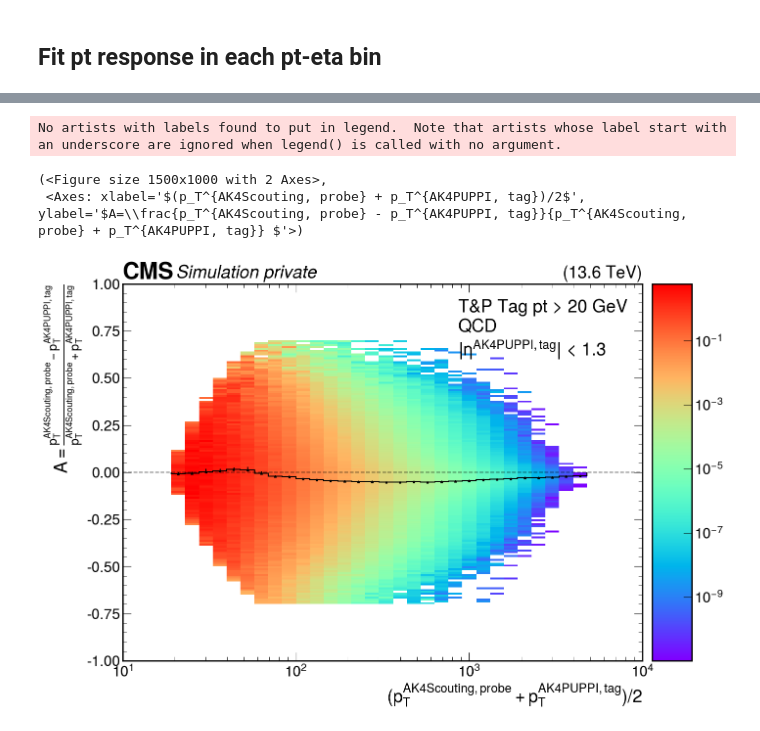
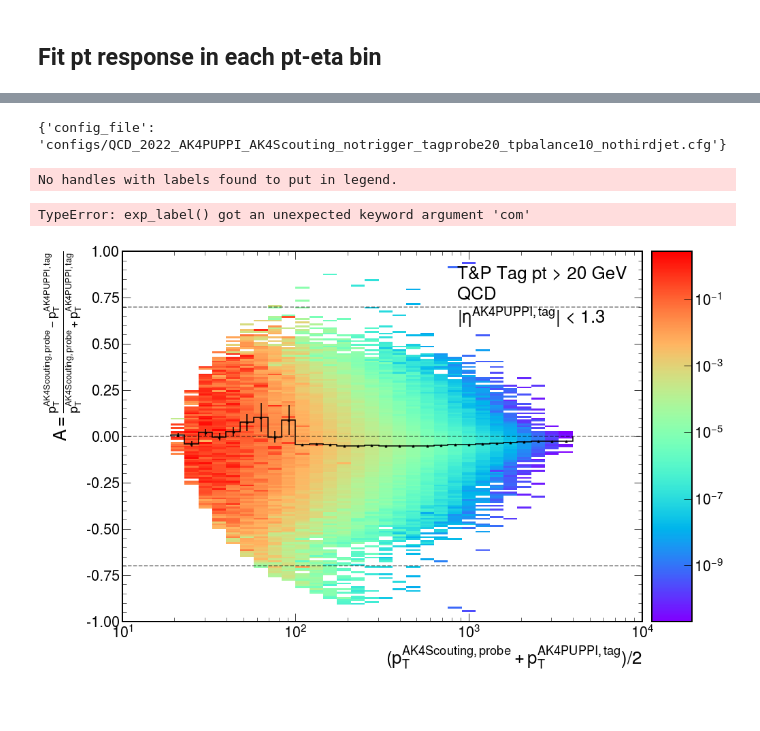
Before and after one commit to patinkaew/online-offline-jec, a Jupyter notebook: notebook/Analysis.ipynb, the cells around one changed output, grey strips where cells are left out. Saved outputs shown, nothing was run; the diff lists cells and outputs as text; code cells hidden in the pictures; blank space fills up the shorter version.

```diff
--- a/notebook/Analysis.ipynb
+++ b/notebook/Analysis.ipynb
@@ -46,19 +47,20 @@ eta_bin_coarse = [0, 1.3, 2.5, 3.0, 5.0]
 ## Load Coffea output
 # %%
 #output_dir = "/ssd-home/pinkaew/research/online-offline-jec/coffea_output"
-output_dir = "/work/pinkaew/research/online-offline-jec/coffea_output"
+#output_dir = "/work/pinkaew/research/online-offline-jec/coffea_output"
 #output_filename = "runD_AK4Puppi_HLT_notrigger_notagprobe.coffea"
 #output_filename = "mc_AK4Puppi_HLT_notrigger_notagprobe_all.coffea"
 #output_filename = "mc_AK4Puppi_HLT_notrigger_notagprobe_weighted_response.coffea"
-output_filename = "JetMET_2022D_AK4Puppi_HLT_notrigger_notagprobe_noMET_comp.coffea"
+#output_filename = "JetMET_2022D_AK4Puppi_HLT_notrigger_notagprobe_noMET_comp.coffea"
 #output_filename = "JetMET_2022D_AK4Puppi_HLT_notrigger_notagprobe_comp.coffea"
 #output_filename = "JetMET_2022E_AK4Puppi_HLT_notrigger_notagprobe_noMET_comp.coffea"
 #output_filename = "JetMET_2022E_AK4Puppi_HLT_notrigger_notagprobe_comp.coffea"
 #output_filename = "runE_AK4Puppi_HLT_notrigger_notagprobe_lxplus.coffea"
 #out = coffea.util.load(os.path.join(output_dir, output_filename))
-output_filename = "QCD_2022_AK4PUPPI_AK4Scouting_notrigger_tagprobe20_tp100/QCD_2022_AK4PUPPI_AK4Scouting_notrigger_tagprobe20_tp.coffea"
-out = coffea.util.load(os.path.join(output_dir, output_filename))
-#out = coffea.util.load(os.path.join(output_dir, os.path.splitext(output_filename)[0], output_filename))
+output_dir = "coffea_output"
+output_filename = "QCD_2022_AK4PUPPI_AK4Scouting_notrigger_tagprobe20_tpbalance10_nothirdjet.coffea"
+#out = coffea.util.load(os.path.join(output_dir, output_filename))
+out = coffea.util.load(os.path.join(output_dir, os.path.splitext(output_filename)[0], output_filename))
 # %%
 print(out.keys())
 print_dict_json(out["arguments"], "arguments")
@@ -84,8 +86,8 @@ configurations
 # %% [markdown]
 ## Luminosity
 # %%
-#dataset = out["configurations"]["IO"]["dataset_names"]
-dataset = "JetMET"
+dataset = out["configurations"]["IO"]["dataset_names"]
+#dataset = "JetMET"
 # %%
 from coffea.lumi_tools import LumiData
 data_taking_era = "2022E"
@@ -691,6 +664,9 @@ def plot_tp_pt_balance(out, dataset="QCD",
     # plot pt_response = 1.0 line
     ax.axhline(0, linestyle="dashed", color="k", alpha=0.5)
 
+    ax.axhline(0.7, linestyle="dashed", color="k", alpha=0.5)
+    ax.axhline(-0.7, linestyle="dashed", color="k", alpha=0.5)
+
     ax.set_xlabel(r"$p_T^{%s}$"%off_jet_label)
     ax.set_ylabel(r"$p_T^{%s} / p_T^{%s}$"%(on_jet_label, off_jet_label))
 
@@ -728,19 +724,22 @@ def plot_tp_pt_balance(out, dataset="QCD",
+# %%
+out["arguments"]
+# %% [output]
+{'config_file': 'configs/QCD_2022_AK4PUPPI_AK4Scouting_notrigger_tagprobe20_tpbalance10_nothirdjet.cfg'}
 # %%
-plot_tp_pt_balance(out, dataset=dataset,
+plot_tp_pt_balance(out, dataset="QCD",
                  jet_type="AK4Scouting (Ave)",
                  eta_range=(0, 1.3, True),
                  phi_range=None,
                  xlim=(10, None),
                  xscale="log", normalize_pt=False,
                  legend_title="T&P Tag pt > 20 GeV",
                  hep_args=mc_hep_args,
                  #filename="results/response_pt_corrected_notrigger_notagprobe_mc_density_xlog.png"
                 )
 # %% [output]
-No artists with labels found to put in legend.  Note that artists whose label start with an underscore are ignored when legend() is called with no argument.
+No handles with labels found to put in legend.
-(<Figure size 1500x1000 with 2 Axes>,
- <Axes: xlabel='$(p_T^{AK4Scouting, probe} + p_T^{AK4PUPPI, tag})/2$', ylabel='$A=\\frac{p_T^{AK4Scouting, probe} - p_T^{AK4PUPPI, tag}}{p_T^{AK4Scouting, probe} + p_T^{AK4PUPPI, tag}} $'>)
+TypeError: exp_label() got an unexpected keyword argument 'com'
-[figure, old version]
+[figure, new version]
 # %%
 def plot_tp_mpf(out, dataset="QCD",
                      jet_type=None,
```
Also changed, not shown: parts of 17 cells of this notebook.
